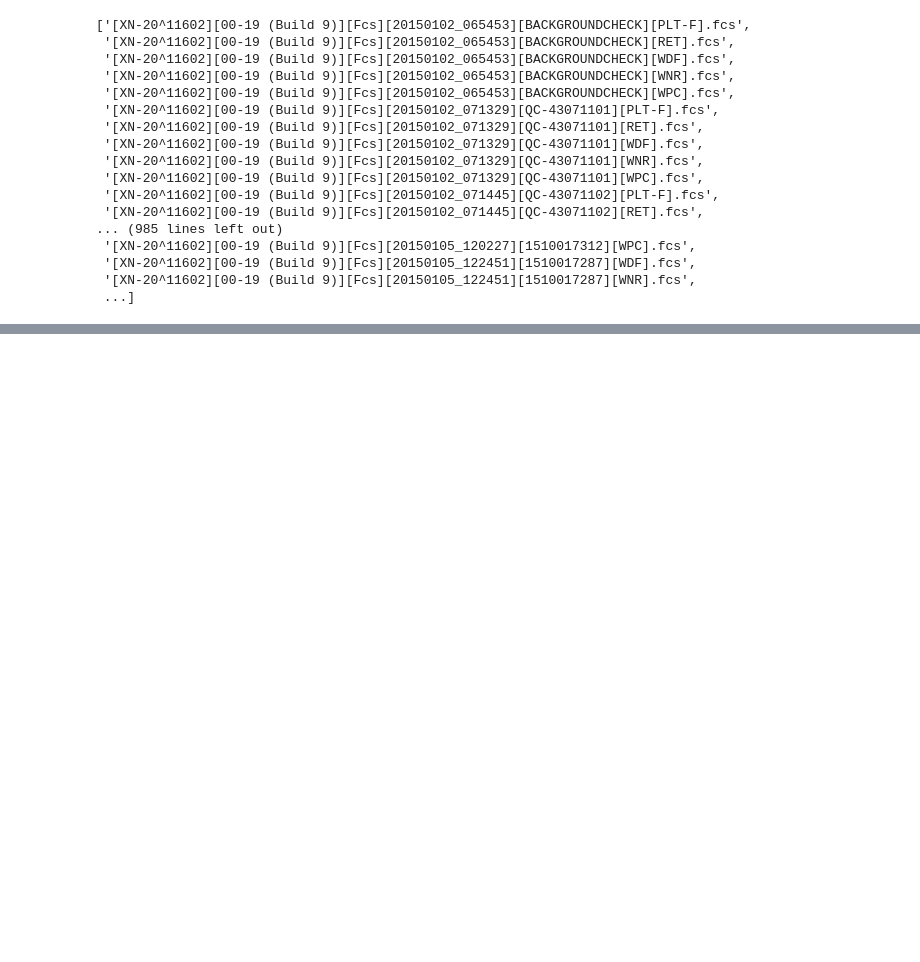
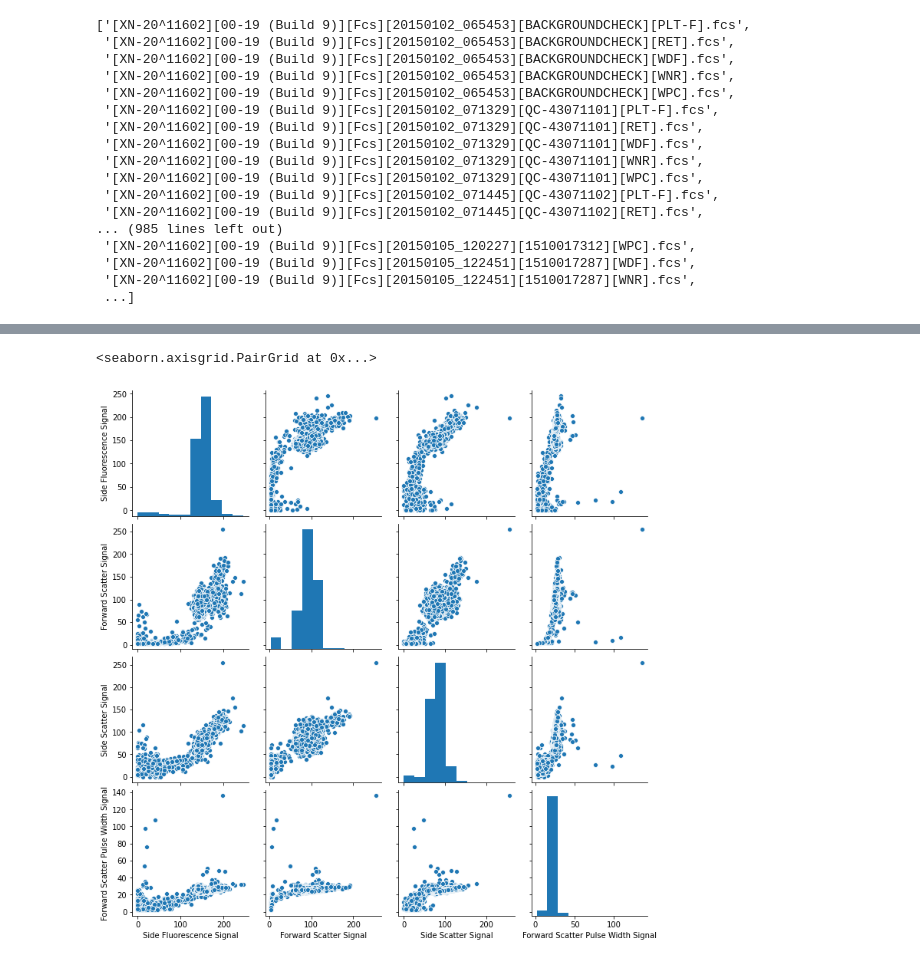
Before and after one commit to sshssooho/deep_Flow_Cytometry, a Jupyter notebook: Data_analysis.ipynb, the cells around one changed output, grey strips where cells are left out. Saved outputs shown, nothing was run; the diff lists cells and outputs as text; code cells hidden in the pictures; blank space fills up the shorter version.

```diff
--- a/Data_analysis.ipynb
+++ b/Data_analysis.ipynb
@@ -80,0 +110,5 @@ data
+# %%
+sns.pairplot(data)
+# %% [output]
+<seaborn.axisgrid.PairGrid at 0x...>
+[figure, added]
```
Also changed, not shown: parts of 12 cells of this notebook.
